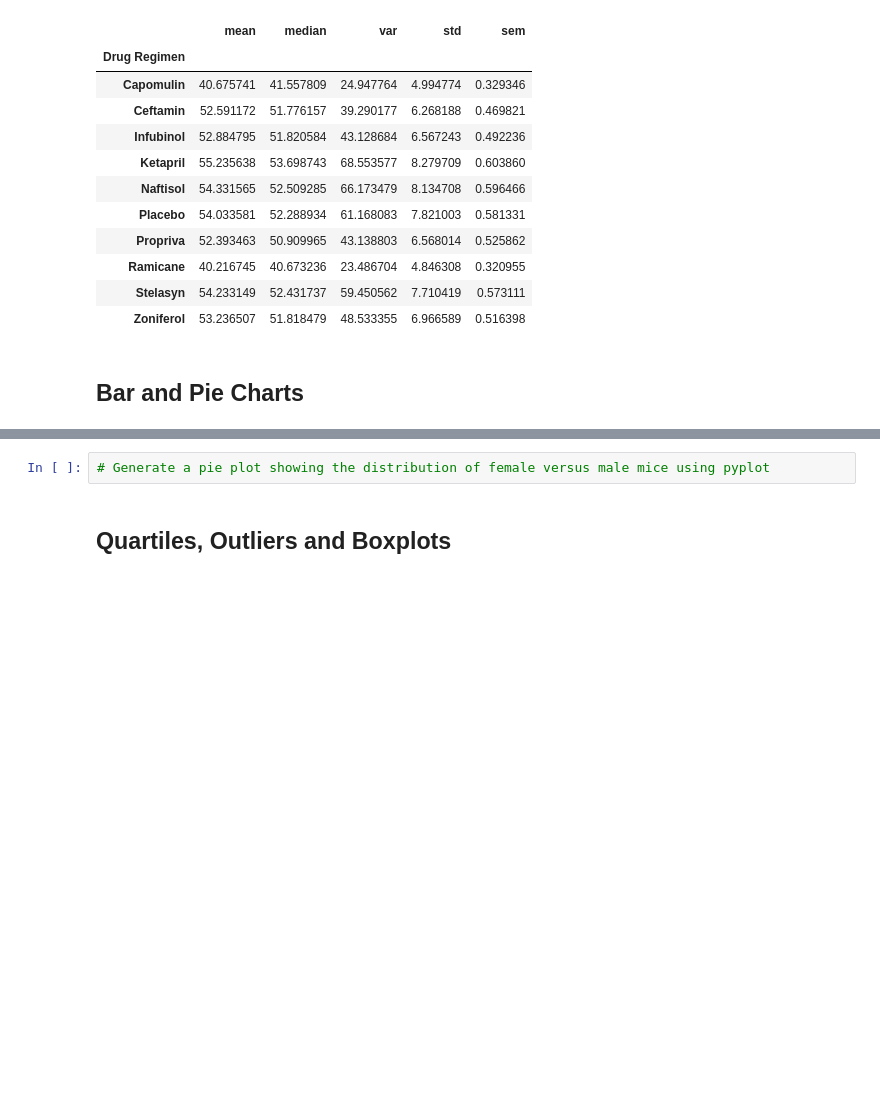
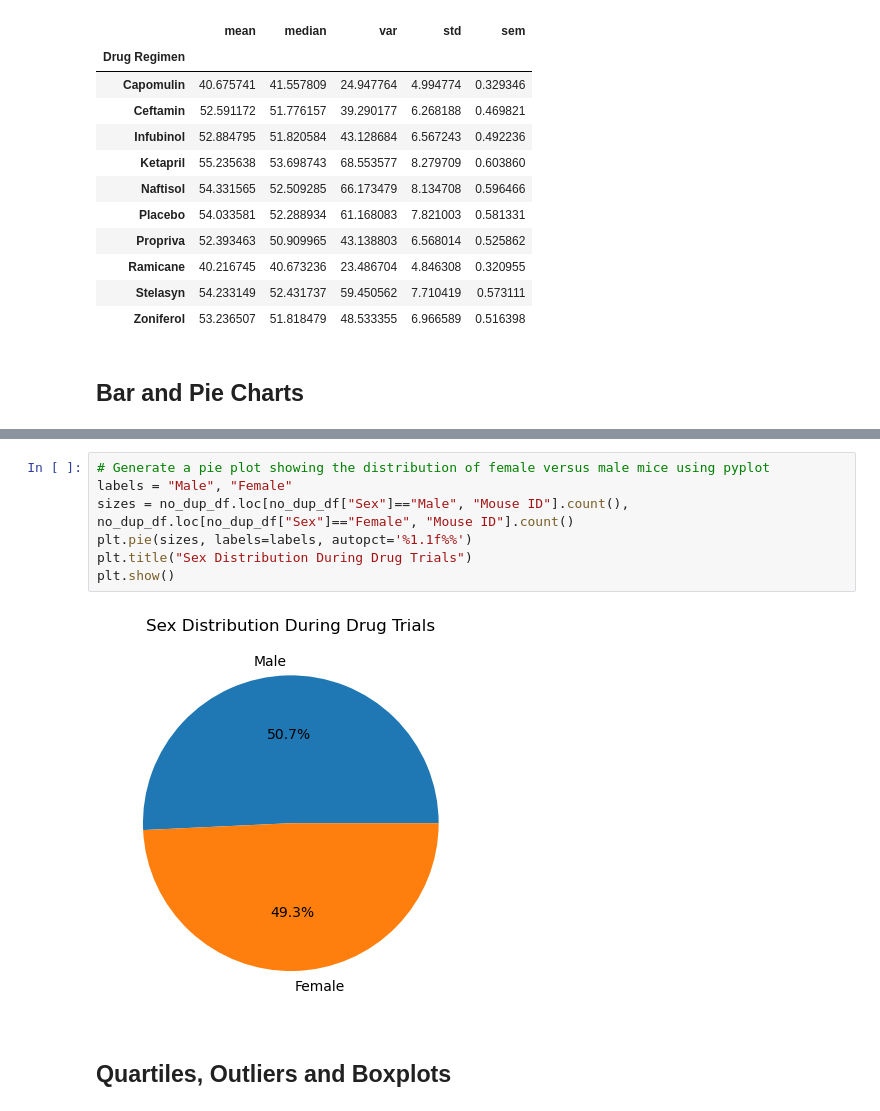
Before and after one commit to ShoaibFarooqui/pandas-and-matplotlib, a Jupyter notebook: module_5_starter_code/Pymaceuticals/pymaceuticals_starter.ipynb, the cells around one changed output, grey strips where cells are left out. Cells and saved outputs as stored; diff of their text form; blank space fills up the shorter version.

```diff
--- a/module_5_starter_code/Pymaceuticals/pymaceuticals_starter.ipynb
+++ b/module_5_starter_code/Pymaceuticals/pymaceuticals_starter.ipynb
@@ -154,5 +174,12 @@ no_dup_df.groupby(no_dup_df["Drug Regimen"])["Tumor Volume (mm3)"].agg(['mean','
-# %%
-# Generate a pie plot showing the distribution of female versus male mice using pyplot
+# %%
+# Generate a pie plot showing the distribution of female versus male mice using pyplot
+labels = "Male", "Female"
+sizes = no_dup_df.loc[no_dup_df["Sex"]=="Male", "Mouse ID"].count(), no_dup_df.loc[no_dup_df["Sex"]=="Female", "Mouse ID"].count()
+plt.pie(sizes, labels=labels, autopct='%1.1f%%')
+plt.title("Sex Distribution During Drug Trials")
+plt.show()
+# %% [output]
+[figure, added]
 # %% [markdown]
 ## Quartiles, Outliers and Boxplots
 # %%
```
Also changed, not shown: parts of 3 cells of this notebook.
